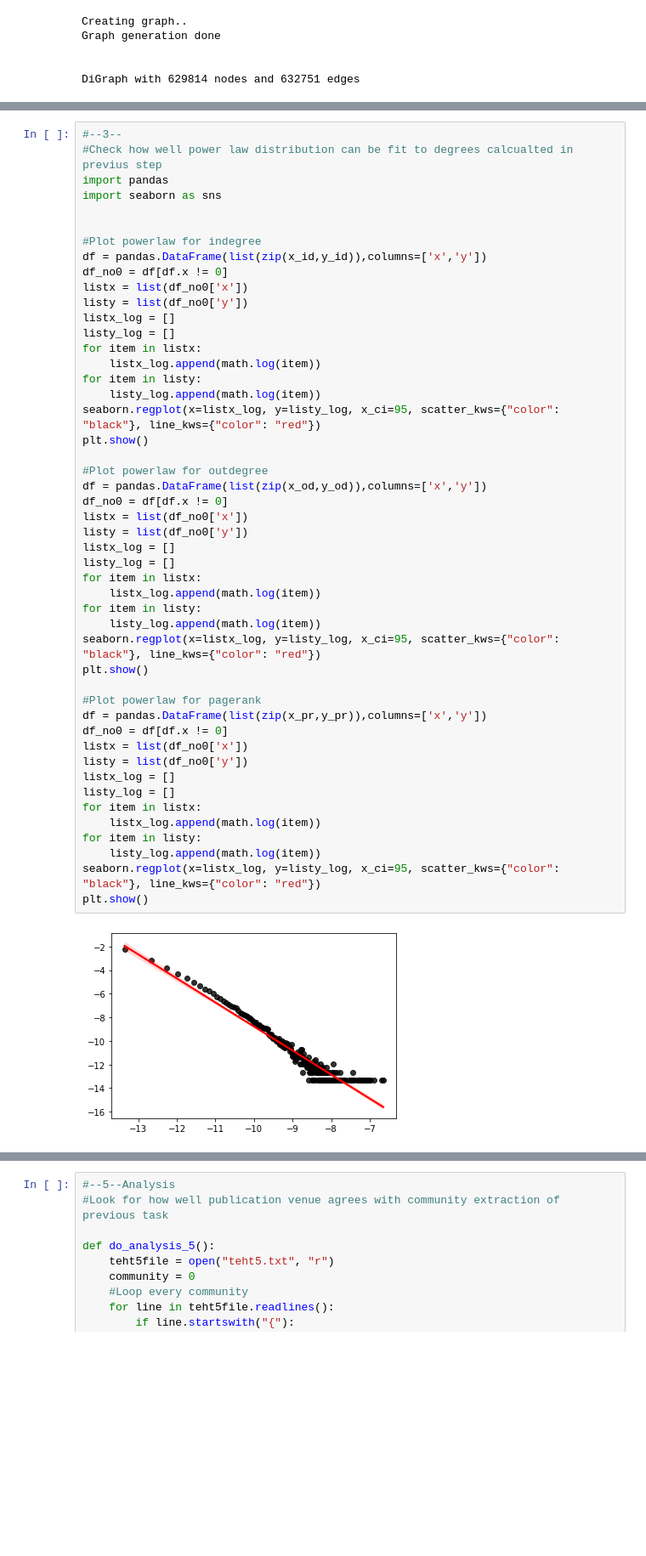
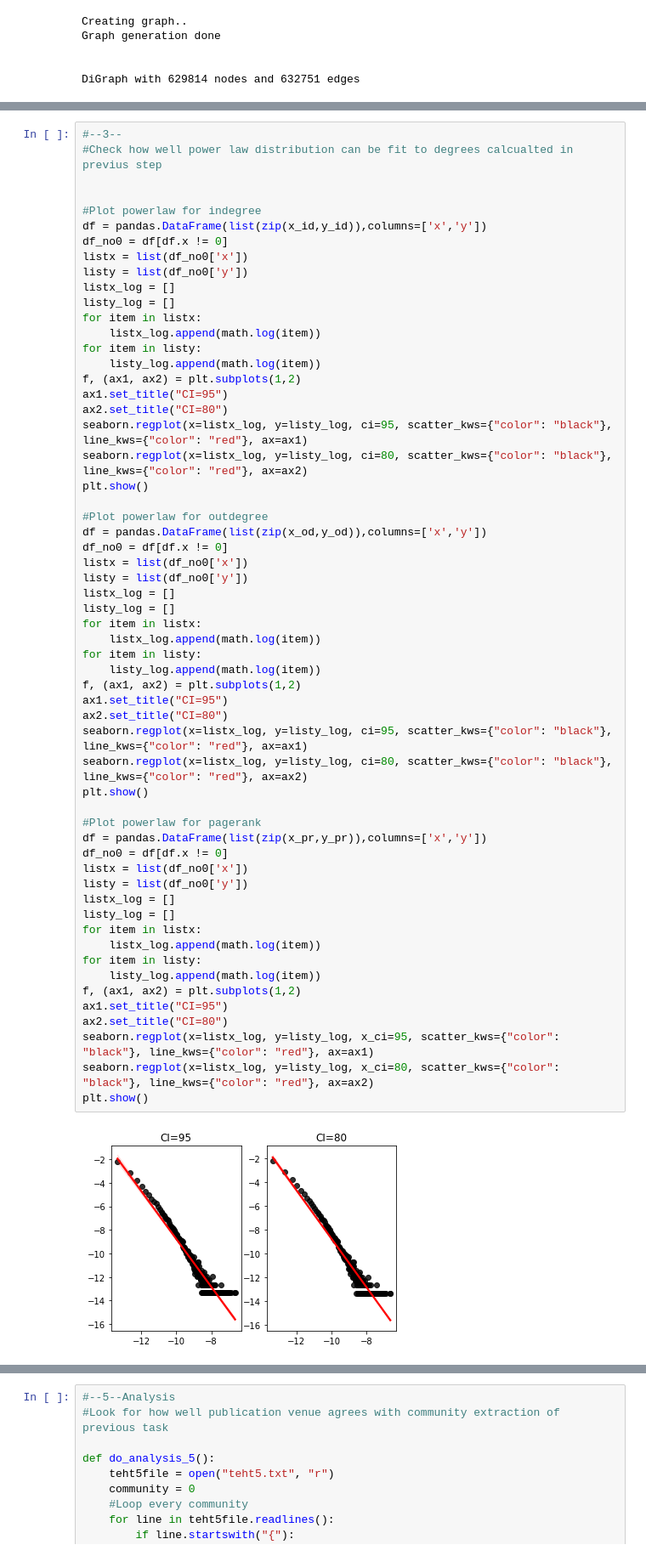
Before and after one commit to 0LTSU0/SNA_project7, a Jupyter notebook: sna_jupyter.ipynb, the cells around one changed output, grey strips where cells are left out. Shown: that part at 85% size. Drawn from its saved outputs; the diff is of its cells as text; blank space fills up the shorter version.

```diff
--- a/sna_jupyter.ipynb
+++ b/sna_jupyter.ipynb
@@ -160,8 +149,6 @@ pagera
 # %%
 #--3--
 #Check how well power law distribution can be fit to degrees calcualted in previus step
-import pandas
-import seaborn as sns
 
 
 #Plot powerlaw for indegree
@@ -175,35 +162,47 @@ for item in listx:
     listx_log.append(math.log(item))
 for item in listy:
     listy_log.append(math.log(item))
-seaborn.regplot(x=listx_log, y=listy_log, x_ci=95, scatter_kws={"color": "black"}, line_kws={"color": "red"})
+f, (ax1, ax2) = plt.subplots(1,2)
+ax1.set_title("CI=95")
+ax2.set_title("CI=80")
+seaborn.regplot(x=listx_log, y=listy_log, ci=95, scatter_kws={"color": "black"}, line_kws={"color": "red"}, ax=ax1)
+seaborn.regplot(x=listx_log, y=listy_log, ci=80, scatter_kws={"color": "black"}, line_kws={"color": "red"}, ax=ax2)
 plt.show()
 
 #Plot powerlaw for outdegree
 df = pandas.DataFrame(list(zip(x_od,y_od)),columns=['x','y'])
 df_no0 = df[df.x != 0]
 listx = list(df_no0['x'])
 listy = list(df_no0['y'])
 listx_log = []
 listy_log = []
 for item in listx:
     listx_log.append(math.log(item))
 for item in listy:
     listy_log.append(math.log(item))
-seaborn.regplot(x=listx_log, y=listy_log, x_ci=95, scatter_kws={"color": "black"}, line_kws={"color": "red"})
+f, (ax1, ax2) = plt.subplots(1,2)
+ax1.set_title("CI=95")
+ax2.set_title("CI=80")
+seaborn.regplot(x=listx_log, y=listy_log, ci=95, scatter_kws={"color": "black"}, line_kws={"color": "red"}, ax=ax1)
+seaborn.regplot(x=listx_log, y=listy_log, ci=80, scatter_kws={"color": "black"}, line_kws={"color": "red"}, ax=ax2)
 plt.show()
 
 #Plot powerlaw for pagerank
 df = pandas.DataFrame(list(zip(x_pr,y_pr)),columns=['x','y'])
 df_no0 = df[df.x != 0]
 listx = list(df_no0['x'])
 listy = list(df_no0['y'])
 listx_log = []
 listy_log = []
 for item in listx:
     listx_log.append(math.log(item))
 for item in listy:
     listy_log.append(math.log(item))
-seaborn.regplot(x=listx_log, y=listy_log, x_ci=95, scatter_kws={"color": "black"}, line_kws={"color": "red"})
+f, (ax1, ax2) = plt.subplots(1,2)
+ax1.set_title("CI=95")
+ax2.set_title("CI=80")
+seaborn.regplot(x=listx_log, y=listy_log, x_ci=95, scatter_kws={"color": "black"}, line_kws={"color": "red"}, ax=ax1)
+seaborn.regplot(x=listx_log, y=listy_log, x_ci=80, scatter_kws={"color": "black"}, line_kws={"color": "red"}, ax=ax2)
 plt.show()
 # %% [output]
-[figure, old version]
+[figure, new version]
```
Also changed, not shown: parts of 9 cells of this notebook.
